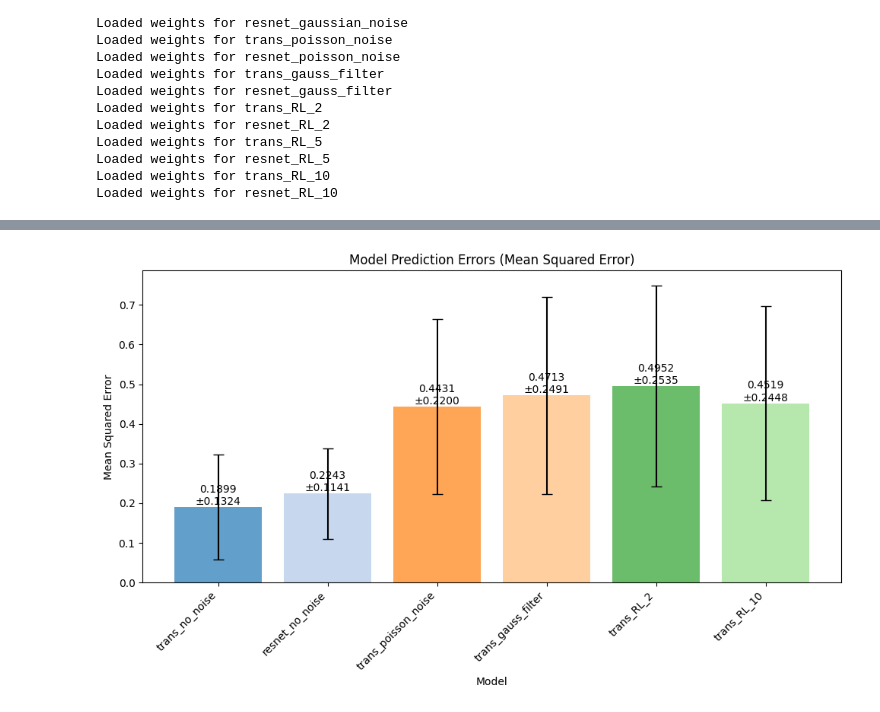
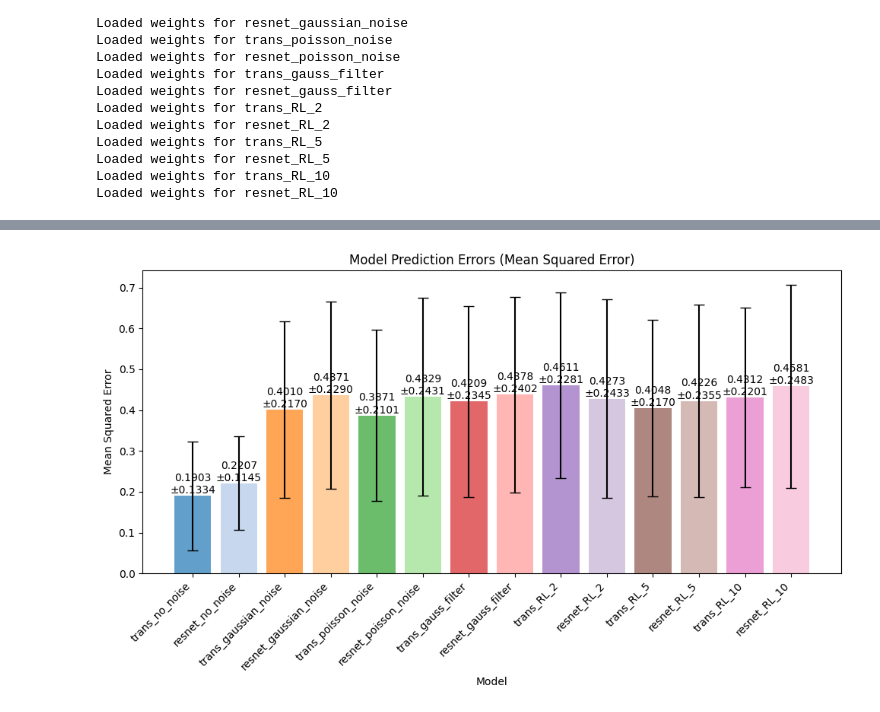
Before and after one commit to Biomedical-Imaging-Group/MolecularDiffusion_MiViT, a Jupyter notebook: train_results_multipleSettings.ipynb, the cells around one changed output, grey strips where cells are left out. Cells and saved outputs as stored; diff of their text form; code cells hidden in the pictures.

Commit message:
Added features + Image prediction

```diff
--- a/train_results_multipleSettings.ipynb
+++ b/train_results_multipleSettings.ipynb
@@ -612,32 +606,32 @@ def plot_erro_all_d(models, val_vid_in_order, val_d_in_order, selected_models):
             if(name == "resnet_no_noise"):
                 preds = preds + 0.1
             # Extract numpy arrays from tensors
             preds_np = preds.cpu().numpy()
             true_np = true_d_repeated.cpu().numpy()
             errors = preds_np - true_np
             # Add epsilon to denominator to avoid division by zero
             epsilon = 1e-8
             scaled_errors = errors / (true_np + epsilon)
             scaled_errors = errors
             # Step 3: Compute the scaled Mean Squared Error (MSE)
             scaled_mse = np.mean(scaled_errors**2)
             #scaled_mse = np.mean(np.abs(scaled_errors))
 
             # Step 4: Compute the standard deviation of the scaled squared errors
             scaled_std = np.std(scaled_errors**2)/3
             #scaled_std = np.std(np.abs(scaled_errors))
 
             # Store MSE and standard deviation
             mse_dict[name] = scaled_mse
             std_dict[name] = scaled_std
 
             # Potentially create prediction plot
             model_preds[name] = preds.mean().item()
 
     plot_error_std(selected_models, mse_dict, std_dict)
 
 
 #selected_models.append("deepcnn_1layer_s")
-plot_erro_all_d(models, val_vid_in_order, val_d_in_order, selected_models)
+plot_erro_all_d(models, val_vid_in_order, val_d_in_order, models.keys())
 # %% [output]
-[figure, old version]
+[figure, new version]
```
Also changed, not shown: parts of 7 cells of this notebook, 8 other files.
